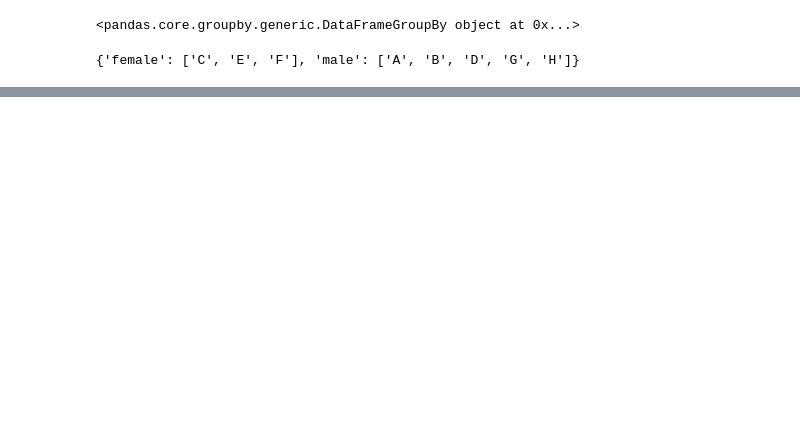
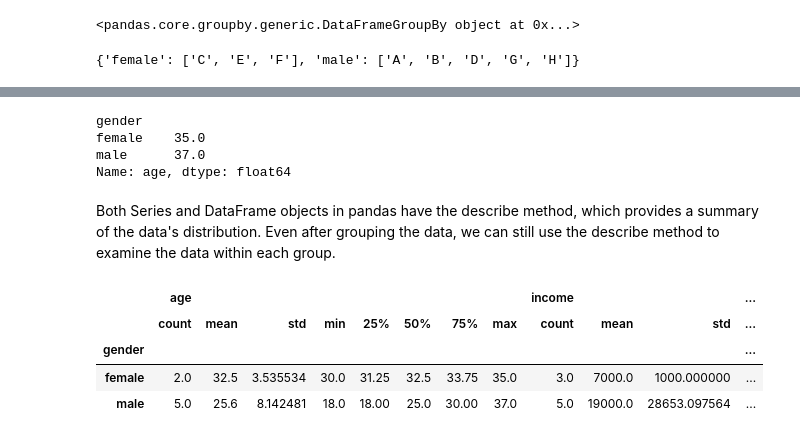
Before and after one commit to tongxizh/SLM_Credit_Risk, a Jupyter notebook: pandas/7. Grouping and Aggregation.ipynb, the cells around one changed output, grey strips where cells are left out. Cells and saved outputs as stored; diff of their text form; code cells hidden in the pictures; blank space fills up the shorter version.

```diff
--- a/pandas/7. Grouping and Aggregation.ipynb
+++ b/pandas/7. Grouping and Aggregation.ipynb
@@ -124,0 +312,5 @@ user_info_sex_group.get_group('female')
+# %%
+bins = [0, 20, 30, 40, 100]
+labels = ["Below 20", "Between 21 and 30", "Between 31 and 40", "Above 41"]
+user_info["Age bins"] = pd.cut(user_info['age'], bins = bins, labels = labels)
+user_info
@@ -124,0 +370,3 @@ user_info_sex_group.get_group('female')
+# %%
+# group by gender
+user_info_gender_group = user_info.groupby('gender')
@@ -124,0 +442,20 @@ user_info_sex_group.get_group('female')
+# %%
+# Get the largest age values for gender group
+user_info_gender_group.age.agg(max)
+user_info_gender_group.age.agg(np.max)
+user_info_gender_group.age.max()
+# %% [output]
+gender
+female    35.0
+male      37.0
+Name: age, dtype: float64
+# %% [markdown]
+Both Series and DataFrame objects in pandas have the describe method, which provides a summary of the data's distribution. Even after grouping the data, we can still use the describe method to examine the data within each group.
+# %%
+user_info_gender_group.describe()
+# %% [output]
+|  | age |  |  |  |  |  |  |  | income |  |  | ... |
+|  | count | mean | std | min | 25% | 50% | 75% | max | count | mean | std | ... |
+| gender |  |  |  |  |  |  |  |  |  |  |  | ... |
+| female | 2.0 | 32.5 | 3.535534 | 30.0 | 31.25 | 32.5 | 33.75 | 35.0 | 3.0 | 7000.0 | 1000.000000 | ... |
+| male | 5.0 | 25.6 | 8.142481 | 18.0 | 18.00 | 25.0 | 30.00 | 37.0 | 5.0 | 19000.0 | 28653.097564 | ... |
```
Also changed, not shown: parts of 93 cells of this notebook.
